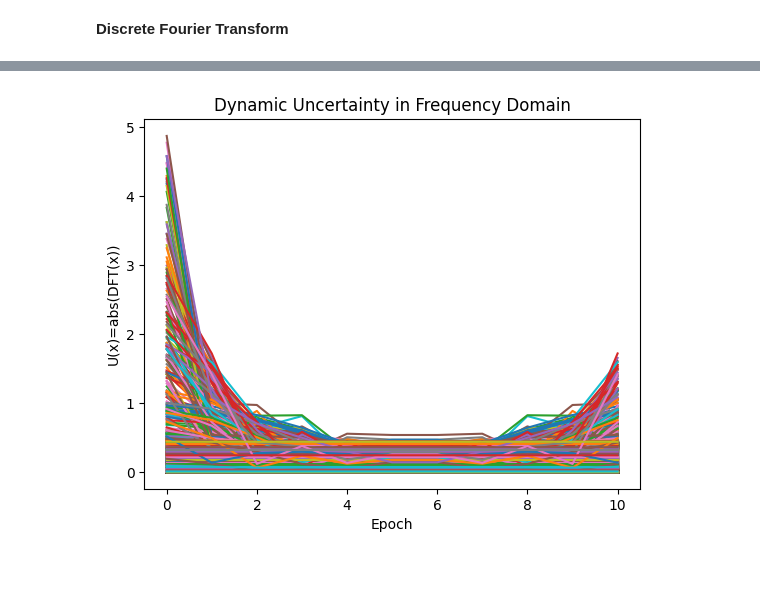
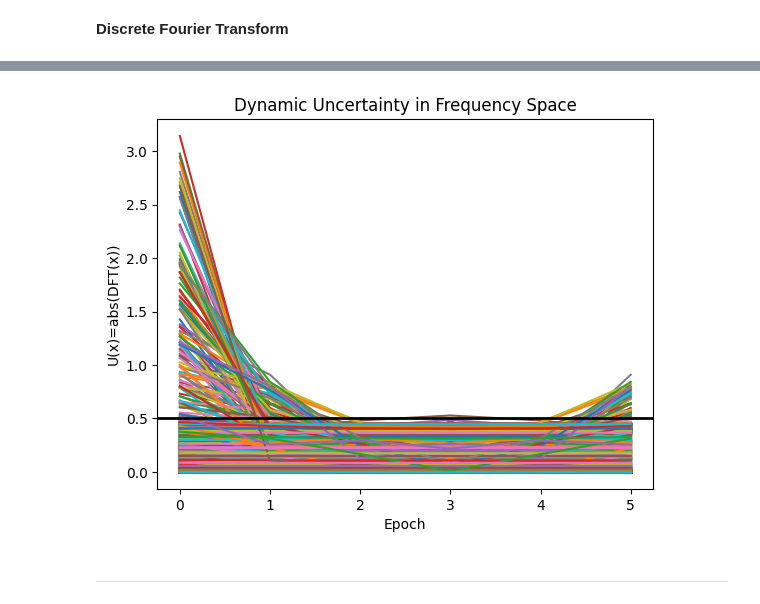
Before and after one commit to stach/mnist-pruning, a Jupyter notebook: src/train_mnist_prune.ipynb, the cells around one changed output, grey strips where cells are left out. Saved outputs shown, nothing was run; the diff lists cells and outputs as text; code cells hidden in the pictures; blank space fills up the shorter version.

Commit message:
update plots

```diff
--- a/src/train_mnist_prune.ipynb
+++ b/src/train_mnist_prune.ipynb
@@ -34,7 +34,7 @@ Configuration
 # %%
 batch_size = 32
 pruning_ratio = 0.5
-epochs = 15
+epochs = 10
 crit = nn.CrossEntropyLoss()
 J = 5 # J < epochs
 
@@ -294,7 +295,10 @@ uncertainty_fft = np.absolute(np.fft.fft(uncertainty_EQ2, axis=1))
 # %%
 plt.plot(uncertainty_fft[:2000,:].T)
-plt.title("Dynamic Uncertainty in Frequency Domain")
+plt.title("Dynamic Uncertainty in Frequency Space")
 plt.xlabel("Epoch")
+plt.axhline(y=0.5, color='black', linestyle='-', linewidth = 2)
 plt.ylabel("U(x)=abs(DFT(x))");
 # %% [output]
-[figure, old version]
+[figure, new version]
+# %% [markdown]
+---
```
Also changed, not shown: parts of 7 cells of this notebook, 3 other files.
